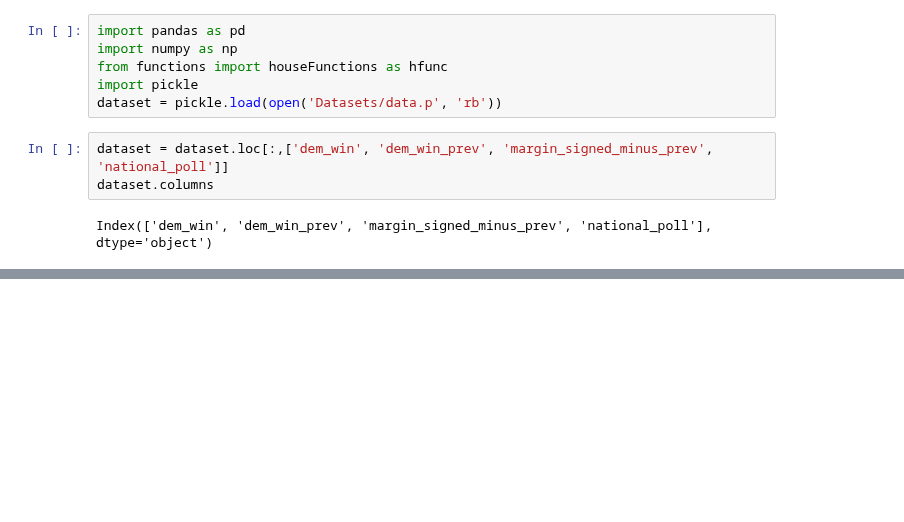
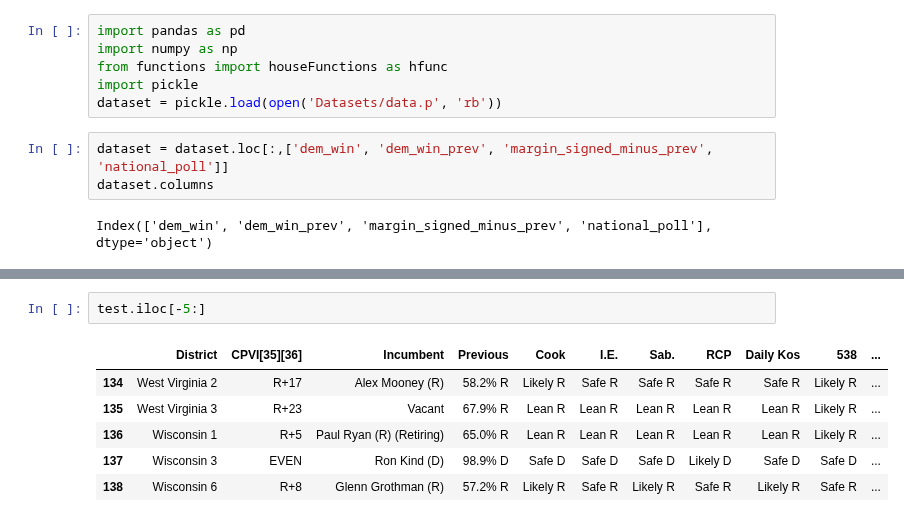
Before and after one commit to WildTangles/ac209a_project, a Jupyter notebook: House-Preprocessing.ipynb, the cells around one changed output, grey strips where cells are left out. Saved outputs shown, nothing was run; the diff lists cells and outputs as text; blank space fills up the shorter version.

```diff
--- a/House-Preprocessing.ipynb
+++ b/House-Preprocessing.ipynb
@@ -44,0 +151,9 @@ Index(['dem_win', 'dem_win_prev', 'margin_signed_minus_prev', 'national_poll'],
+# %%
+test.iloc[-5:]
+# %% [output]
+|  | District | CPVI[35][36] | Incumbent | Previous | Cook | I.E. | Sab. | RCP | Daily Kos | 538 | ... |
+| 134 | West Virginia 2 | R+17 | Alex Mooney (R) | 58.2% R | Likely R | Safe R | Safe R | Safe R | Safe R | Likely R | ... |
+| 135 | West Virginia 3 | R+23 | Vacant | 67.9% R | Lean R | Lean R | Lean R | Lean R | Lean R | Likely R | ... |
+| 136 | Wisconsin 1 | R+5 | Paul Ryan (R) (Retiring) | 65.0% R | Lean R | Lean R | Lean R | Lean R | Lean R | Likely R | ... |
+| 137 | Wisconsin 3 | EVEN | Ron Kind (D) | 98.9% D | Safe D | Safe D | Safe D | Likely D | Safe D | Safe D | ... |
+| 138 | Wisconsin 6 | R+8 | Glenn Grothman (R) | 57.2% R | Likely R | Safe R | Likely R | Safe R | Likely R | Safe R | ... |
```
Also changed, not shown: parts of 26 cells of this notebook, 5 other files.
